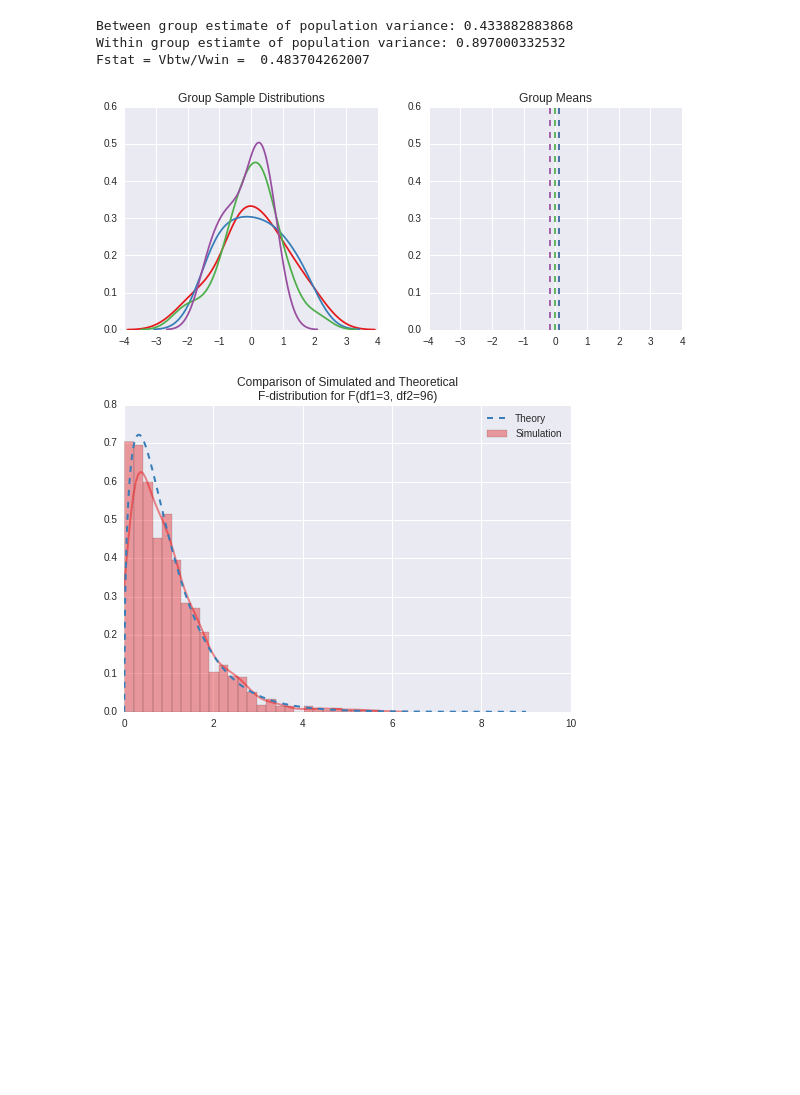
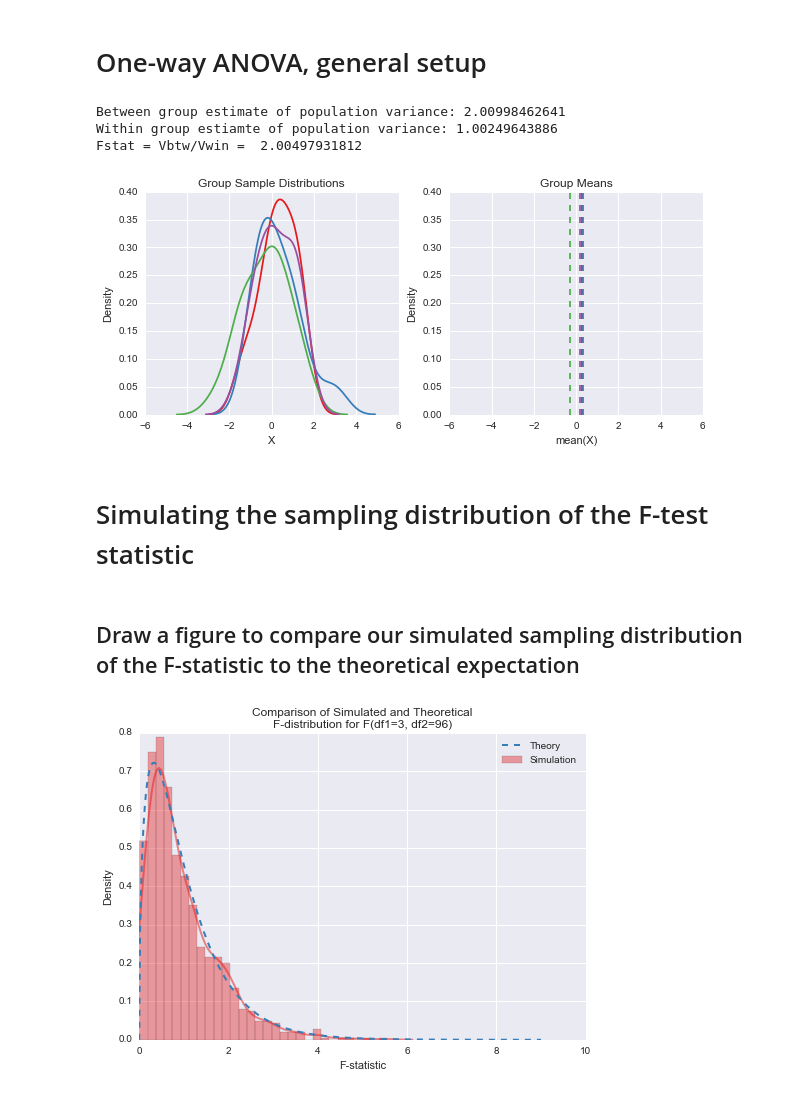
Before and after one commit to Bio204-class/bio204-notebooks, a Jupyter notebook: ANOVA-simulations.ipynb, the cells around one changed output. Saved outputs shown, nothing was run; the diff lists cells and outputs as text; code cells hidden in the pictures; blank space fills up the shorter version.

Commit message:
Updating ANOVA notebook

```diff
--- a/ANOVA-simulations.ipynb
+++ b/ANOVA-simulations.ipynb
@@ -12,3 +15,5 @@ sbn.set_palette("Set1")
+# %% [markdown]
+# One-way ANOVA, general setup
 # %%
 ## simulate one way ANOVA under the null hypothesis of no
 ## difference in group means
@@ -21,8 +26,6 @@ n = 25 # sample size
 # generate samples
 samples = [stats.norm.rvs(loc=i, scale=j, size = n) for (i,j) in zip(groupmeans,groupstds)]
 # %%
-
-
 # draw a figure
 fig, (ax1, ax2) = plt.subplots(1, 2, figsize=(10,4))
 clrs = sbn.color_palette("Set1", n_colors=k)
@@ -39,6 +42,13 @@ ax2.set_ylim(ax1.get_ylim())
 ax1.set_title("Group Sample Distributions")
 ax2.set_title("Group Means")
 
+ax1.set_xlabel("X")
+ax1.set_ylabel("Density")
+
+ax2.set_xlabel("mean(X)")
+ax2.set_ylabel("Density")
+
+
 # Between-group and within-group estimates of variance
 sample_group_means = [np.mean(s) for s in samples]
 sample_group_var = [np.var(s, ddof=1) for s in samples]
@@ -51,10 +61,12 @@ print("Between group estimate of population variance:", Vbtw)
 print("Within group estiamte of population variance:", Vwin)
 print("Fstat = Vbtw/Vwin = ", Fstat)
 # %% [output]
-Between group estimate of population variance: 0.433882883868
-Within group estiamte of population variance: 0.897000332532
-Fstat = Vbtw/Vwin =  0.483704262007
+Between group estimate of population variance: 2.00998462641
+Within group estiamte of population variance: 1.00249643886
+Fstat = Vbtw/Vwin =  2.00497931812
-[figure, old version]
+[figure, new version]
+# %% [markdown]
+# Simulating the sampling distribution of the F-test statistic
 # %%
 # now carry out many such simulations to estimate the sampling distristribution
 # of our F-test statistic
@@ -76,27 +88,31 @@ for sim in range(nsims):
     Fstats.append(Fstat)
 
 Fstats = np.array(Fstats)
+# %% [markdown]
+## Draw a figure to compare our simulated sampling distribution of the F-statistic to the theoretical expectation
 # %%
 fig, ax = plt.subplots()
 sbn.distplot(Fstats, ax=ax, label="Simulation",
              kde_kws=dict(alpha=0.5, linewidth=2))
 
 # plot the theoretical F-distribution for
 # corresponding degrees of freedom
 df1 = k - 1
 df2 = n*k - k
 x = np.linspace(0,9,500)
 Ftheory = stats.f.pdf(x, df1, df2)
 plt.plot(x,Ftheory, linestyle='dashed', linewidth=2, label="Theory")
 
 # axes, legends, title
 ax.set_xlim(0, )
+ax.set_xlabel("F-statistic")
+ax.set_ylabel("Density")
 ax.legend()
 title = \
 """Comparison of Simulated and Theoretical
 F-distribution for F(df1={}, df2={})"""
 ax.set_title(title.format(df1, df2))
 
 pass
 # %% [output]
-[figure, old version]
+[figure, new version]
```
Also changed, not shown: parts of 13 cells of this notebook.
